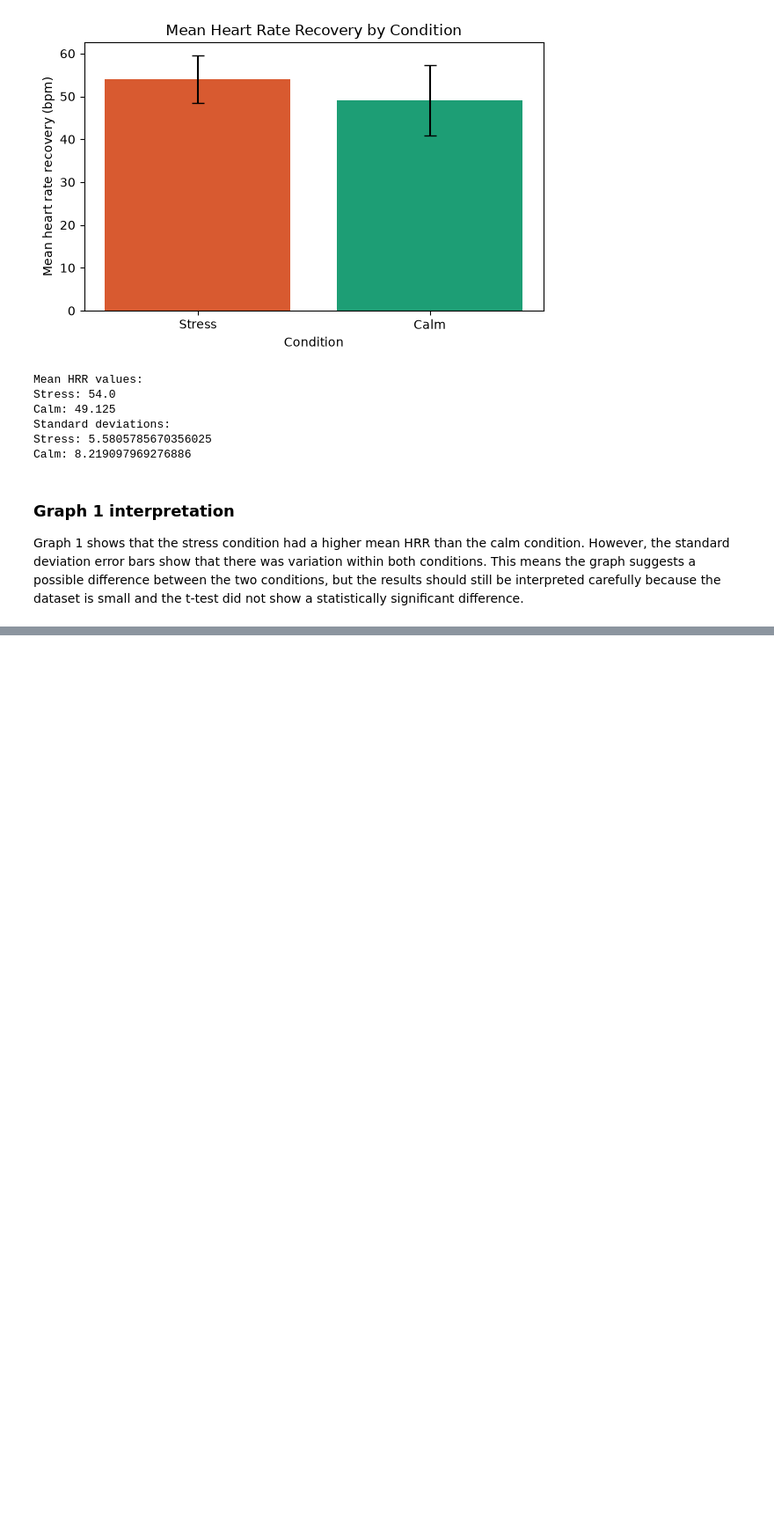
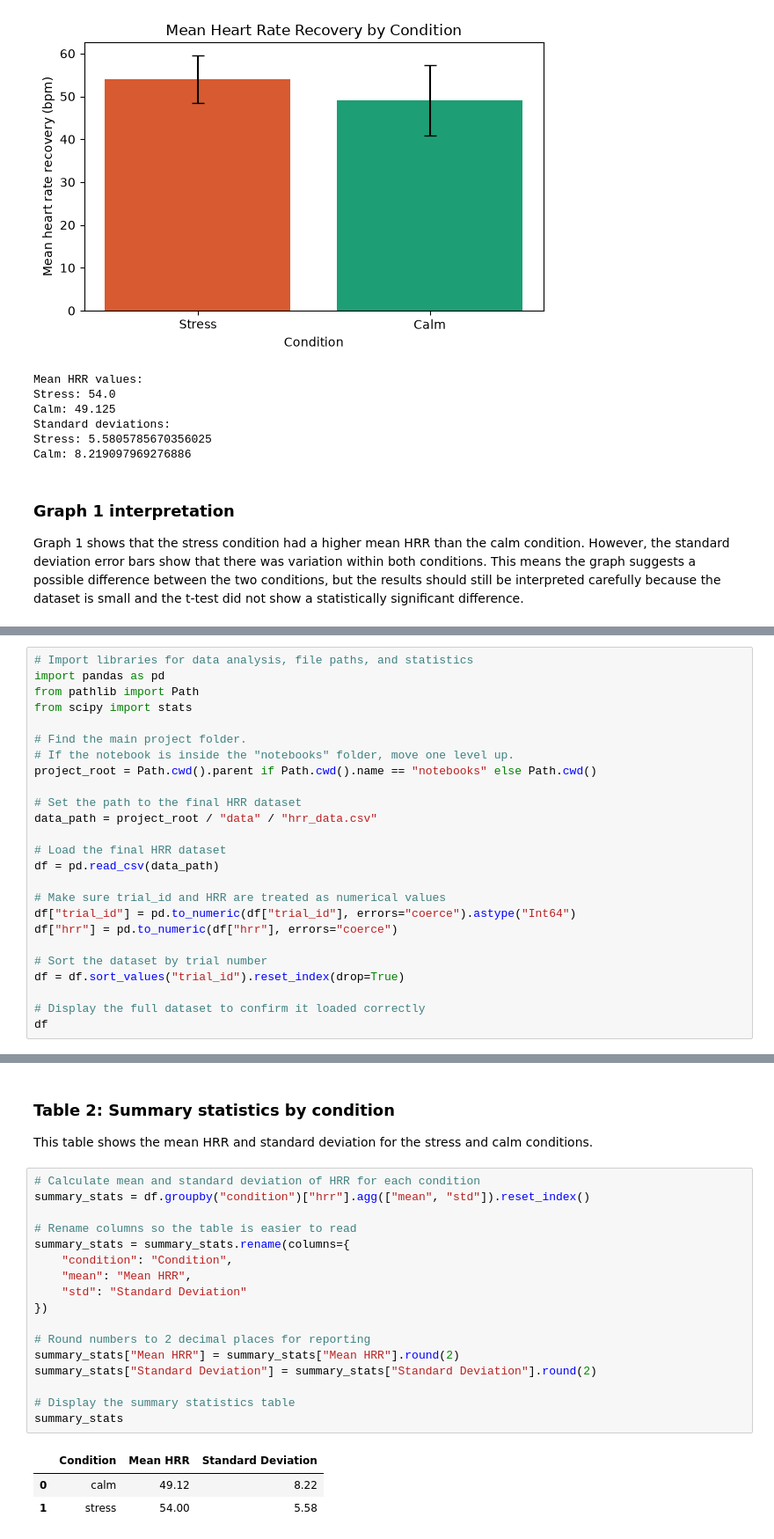
Before and after one commit to ctyy7/hrr-research-project, a Jupyter notebook: notebooks/01_create_research_table.ipynb, the cells around one changed output, grey strips where cells are left out. Shown at 88% size. Drawn from its saved outputs; the diff is of its cells as text; blank space fills up the shorter version.

Commit message:
Add results tables and final HRR graph

```diff
--- a/notebooks/01_create_research_table.ipynb
+++ b/notebooks/01_create_research_table.ipynb
@@ -1604,0 +1609,25 @@ Graph 1 shows that the stress condition had a higher mean HRR than the calm cond
+# %%
+# Import libraries for data analysis, file paths, and statistics
+import pandas as pd
+from pathlib import Path
+from scipy import stats
+
+# Find the main project folder.
+# If the notebook is inside the "notebooks" folder, move one level up.
+project_root = Path.cwd().parent if Path.cwd().name == "notebooks" else Path.cwd()
+
+# Set the path to the final HRR dataset
+data_path = project_root / "data" / "hrr_data.csv"
+
+# Load the final HRR dataset
+df = pd.read_csv(data_path)
+
+# Make sure trial_id and HRR are treated as numerical values
+df["trial_id"] = pd.to_numeric(df["trial_id"], errors="coerce").astype("Int64")
+df["hrr"] = pd.to_numeric(df["hrr"], errors="coerce")
+
+# Sort the dataset by trial number
+df = df.sort_values("trial_id").reset_index(drop=True)
+
+# Display the full dataset to confirm it loaded correctly
+df
@@ -1604,0 +1683,25 @@ Graph 1 shows that the stress condition had a higher mean HRR than the calm cond
+# %% [markdown]
+### Table 2: Summary statistics by condition
+
+This table shows the mean HRR and standard deviation for the stress and calm conditions.
+# %%
+# Calculate mean and standard deviation of HRR for each condition
+summary_stats = df.groupby("condition")["hrr"].agg(["mean", "std"]).reset_index()
+
+# Rename columns so the table is easier to read
+summary_stats = summary_stats.rename(columns={
+    "condition": "Condition",
+    "mean": "Mean HRR",
+    "std": "Standard Deviation"
+})
+
+# Round numbers to 2 decimal places for reporting
+summary_stats["Mean HRR"] = summary_stats["Mean HRR"].round(2)
+summary_stats["Standard Deviation"] = summary_stats["Standard Deviation"].round(2)
+
+# Display the summary statistics table
+summary_stats
+# %% [output]
+|  | Condition | Mean HRR | Standard Deviation |
+| 0 | calm | 49.12 | 8.22 |
+| 1 | stress | 54.00 | 5.58 |
```
Also changed, not shown: parts of 6 cells of this notebook.
